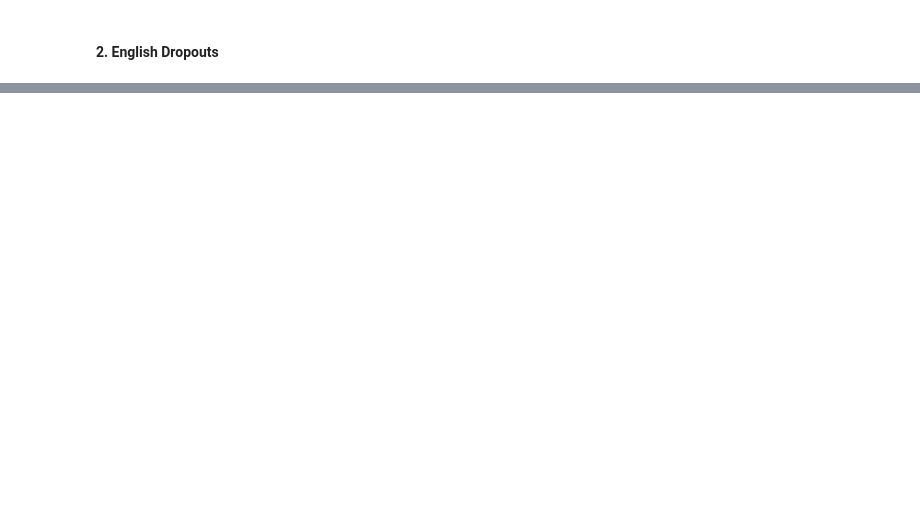
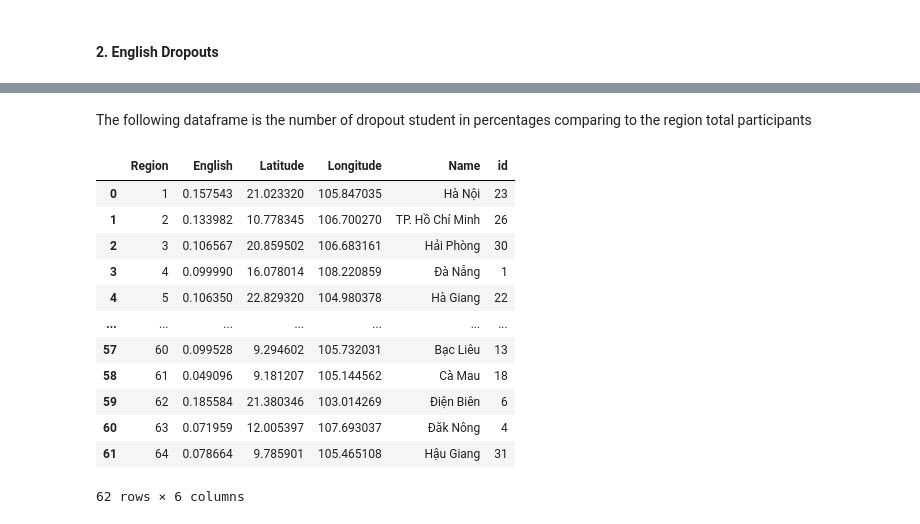
Before and after one commit to tlminhkhoa/2020-National-Exam, a Jupyter notebook: Analysis.ipynb, the cells around one changed output, grey strips where cells are left out. Drawn from its saved outputs; the diff is of its cells as text; code cells hidden in the pictures; blank space fills up the shorter version.

```diff
--- a/Analysis.ipynb
+++ b/Analysis.ipynb
@@ -150,0 +187,21 @@ It is true that more that 65.1% of the exam's participants take the Social Speci
+# %% [markdown]
+The following dataframe is the number of dropout student in percentages comparing to the region total participants
+# %%
+Region_English_dropout = pd.merge(English_dropout,
+                 coordinates,
+                 on='Region')
+Region_English_dropout
+# %% [output]
+|  | Region | English | Latitude | Longitude | Name | id |
+| 0 | 1 | 0.157543 | 21.023320 | 105.847035 | Hà Nội | 23 |
+| 1 | 2 | 0.133982 | 10.778345 | 106.700270 | TP. Hồ Chí Minh | 26 |
+| 2 | 3 | 0.106567 | 20.859502 | 106.683161 | Hải Phòng | 30 |
+| 3 | 4 | 0.099990 | 16.078014 | 108.220859 | Đà Nẵng | 1 |
+| 4 | 5 | 0.106350 | 22.829320 | 104.980378 | Hà Giang | 22 |
+| ... | ... | ... | ... | ... | ... | ... |
+| 57 | 60 | 0.099528 | 9.294602 | 105.732031 | Bạc Liêu | 13 |
+| 58 | 61 | 0.049096 | 9.181207 | 105.144562 | Cà Mau | 18 |
+| 59 | 62 | 0.185584 | 21.380346 | 103.014269 | Điện Biên | 6 |
+| 60 | 63 | 0.071959 | 12.005397 | 107.693037 | Đăk Nông | 4 |
+| 61 | 64 | 0.078664 | 9.785901 | 105.465108 | Hậu Giang | 31 |
+62 rows × 6 columns
```
Also changed, not shown: parts of 13 cells of this notebook, 9 other files.
